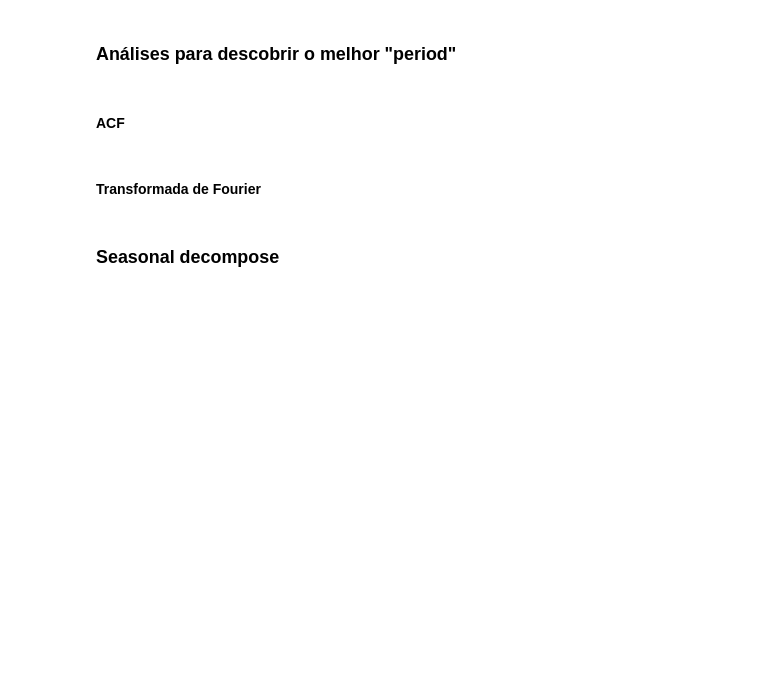
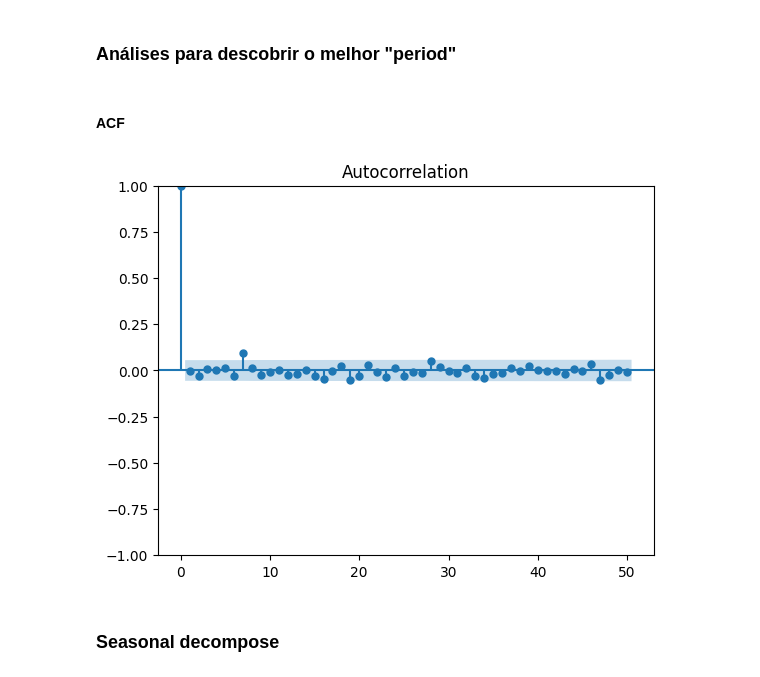
Before and after one commit to tcc-previsao-energia/ml-models, a Jupyter notebook: tcc/tendencia-lucas.ipynb, the cells around one changed output. Cells and saved outputs as stored; diff of their text form; code cells hidden in the pictures; blank space fills up the shorter version.

```diff
--- a/tcc/tendencia-lucas.ipynb
+++ b/tcc/tendencia-lucas.ipynb
@@ -10,6 +18,7 @@ EMPRESA = 'PETR4.SA'
 ## Obter dados
 # %%
 dados = get_data_ticker(EMPRESA, period='5y')
+dados['Close_diff'] = dados['Close'].diff().dropna()
 dados.dropna(inplace=True)
 # %% [output]
 [*********************100%%**********************]  1 of 1 completed
@@ -19,7 +28,10 @@ dados.dropna(inplace=True)
 ### Análises para descobrir o melhor "period"
 # %% [markdown]
 #### ACF
-# %% [markdown]
-#### Transformada de Fourier
+# %%
+plot_acf(dados['Close_diff'], lags=50)
+plt.show()
+# %% [output]
+[figure, added]
 # %% [markdown]
 ### Seasonal decompose
```
Also changed, not shown: parts of 10 cells of this notebook, 1 other file.
